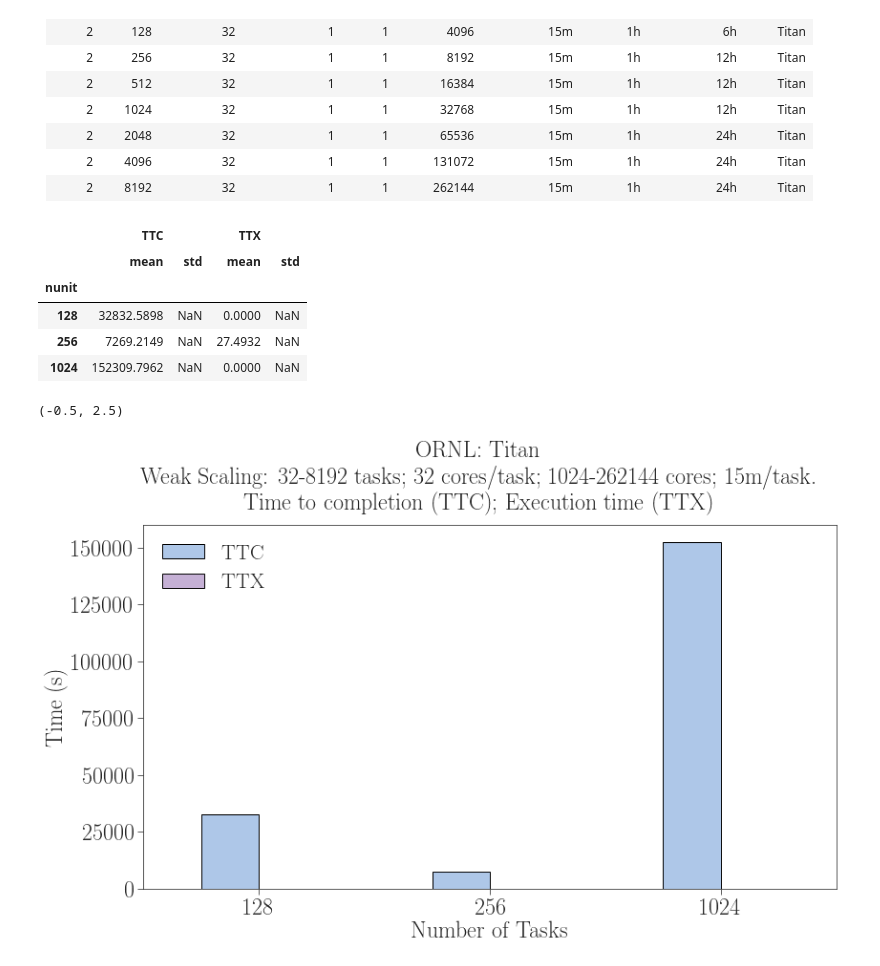
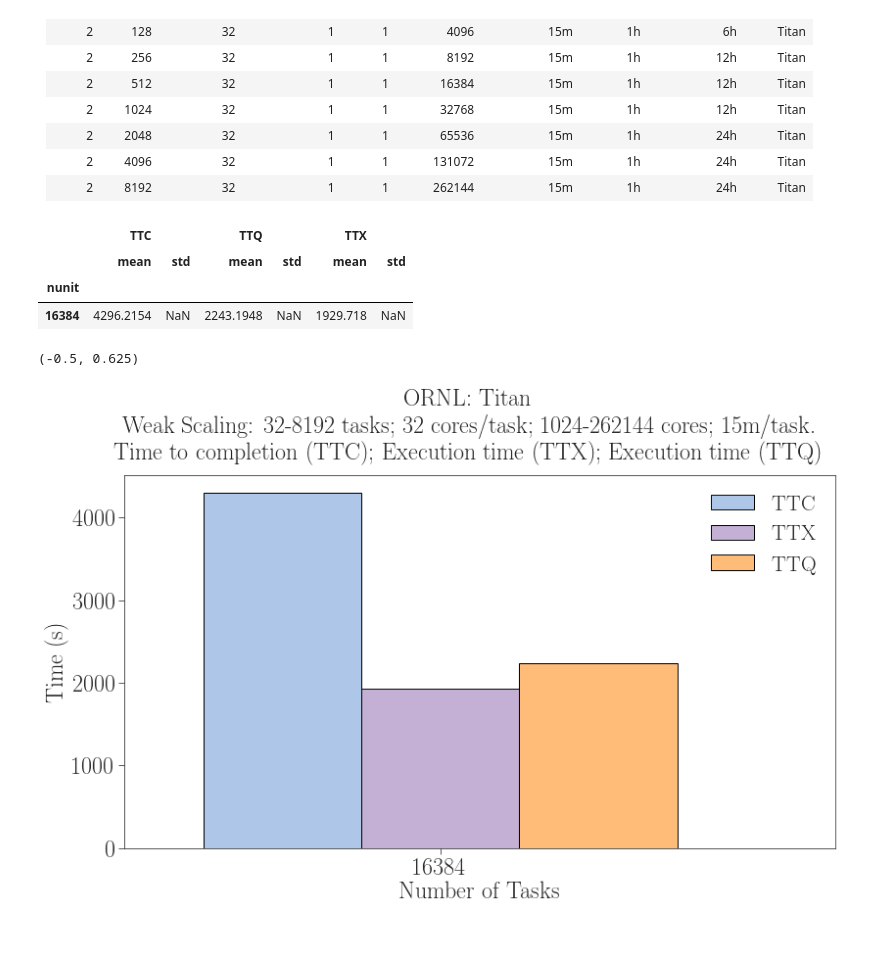
Before and after one commit to radical-experiments/rp.paper, a Jupyter notebook: analysis/rp_paper_ipdps2018.ipynb, the cells around one changed output. Drawn from its saved outputs; the diff is of its cells as text; code cells hidden in the pictures; blank space fills up the shorter version.

Commit message:
Successful plotting of test run

```diff
--- a/analysis/rp_paper_ipdps2018.ipynb
+++ b/analysis/rp_paper_ipdps2018.ipynb
@@ -127,62 +127,53 @@ Definitions:
 | 2    | 4096    | 32          | 1             | 1       | 131072       | 15m            | 1h       | 24h          | Titan    |
 | 2    | 8192    | 32          | 1             | 1       | 262144       | 15m            | 1h       | 24h          | Titan    |
 # %%
-wscaling = sessions[sessions.experiment == 'exp1'][
-    ['nunit','TTC','U_AGENT_EXECUTING']
+wscaling = sessions[sessions.experiment == 'exp0'][
+    ['nunit','TTC','U_AGENT_EXECUTING','P_LRMS_QUEUING']
         ].groupby(['nunit']).aggregate(
                 {'TTC'  : ['mean','std'],
-                 'U_AGENT_EXECUTING': ['mean','std']})
+                 'U_AGENT_EXECUTING': ['mean','std'],
+                 'P_LRMS_QUEUING': ['mean','std']})
 
 wscaling.rename_axis({'U_AGENT_EXECUTING':'TTX'}, axis='columns', inplace=True)
+wscaling.rename_axis({'P_LRMS_QUEUING':'TTQ'}, axis='columns', inplace=True)
 wscaling
 # %% [output]
-|  | TTC |  | TTX |  |
-|  | mean | std | mean | std |
-| nunit |  |  |  |  |
-| 128 | 32832.5898 | NaN | 0.0000 | NaN |
-| 256 | 7269.2149 | NaN | 27.4932 | NaN |
-| 1024 | 152309.7962 | NaN | 0.0000 | NaN |
+|  | TTC |  | TTQ |  | TTX |  |
+|  | mean | std | mean | std | mean | std |
+| nunit |  |  |  |  |  |  |
+| 16384 | 4296.2154 | NaN | 2243.1948 | NaN | 1929.718 | NaN |
 # %%
 fig = plt.figure(figsize=(13,7))
 ax = fig.add_subplot(111)
 
 title_head = 'ORNL: Titan'
 title_work = 'Weak Scaling: 32-8192 tasks; 32 cores/task; 1024-262144 cores; 15m/task.'
-title_desc = 'Time to completion (TTC); Execution time (TTX)'
+title_desc = 'Time to completion (TTC); Execution time (TTX); Execution time (TTQ)'
 title = '%s\n%s\n%s' % (title_head, title_work, title_desc)
 fig.suptitle(title, y=1.05)
 
 # Plot means and std bars
 wscaling['TTC'].reset_index().plot(
-    x='nunit',
-    y='mean',
-    yerr='std',
-    position=1,
-    width=0.25,
-    color=tableau20[1],
-    ax=ax,
-    rot=0,
-    label='TTC',
-    kind='bar')
+    x='nunit', y='mean', yerr='std',
+    position=1.5, width=0.25, color=tableau20[1], ax=ax, rot=0,
+    label='TTC', kind='bar')
 
 wscaling['TTX'].reset_index().plot(
-    x='nunit',
-    y='mean',
-    yerr='std',
-    position=0,
-    width=0.25,
-    rot=0,
-    color=tableau20[9],
-    ax=ax,
-    label='TTX',
+    x='nunit', y='mean', yerr='std',
+    position=0.5, width=0.25, rot=0, color=tableau20[9], ax=ax, rot=0,
+    label='TTX', kind='bar')
+
+wscaling['TTQ'].reset_index().plot(
+    x='nunit', y='mean', yerr='std',
+    position=-0.5, width=0.25, rot=0, color=tableau20[3], ax=ax,
+    label='TTQ',
     kind='bar')
-
 
 ax.set_xlabel('Number of Tasks')
 ax.set_ylabel('Time (s)')
 ax.set_xlim(-0.5)
 
 #plt.savefig('figures/weak_scaling.pdf', dpi=600, bbox_inches='tight')
 # %% [output]
-(-0.5, 2.5)
+(-0.5, 0.625)
-[figure, old version]
+[figure, new version]
```
Also changed, not shown: parts of 1 cell of this notebook, 4 other files.
